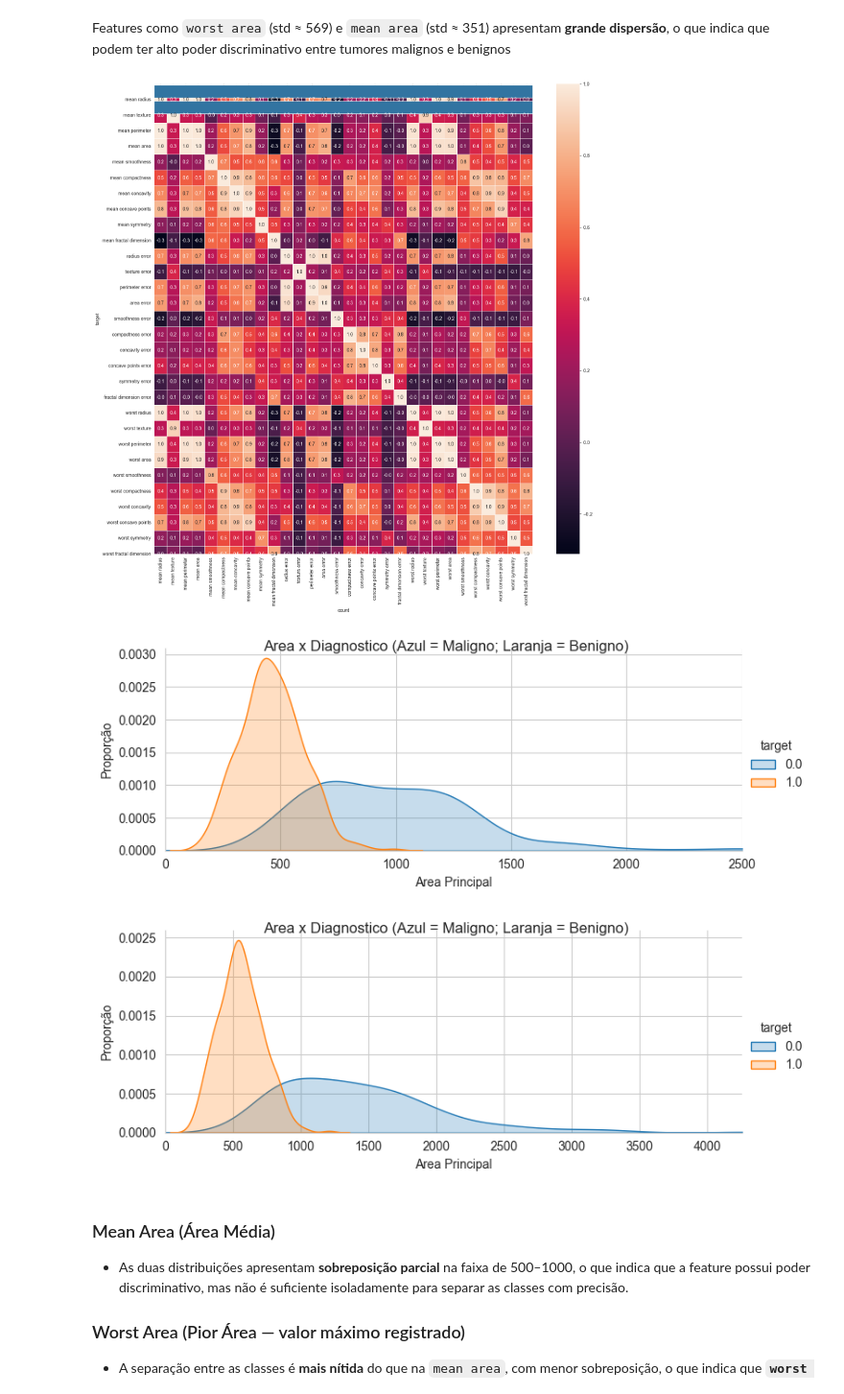
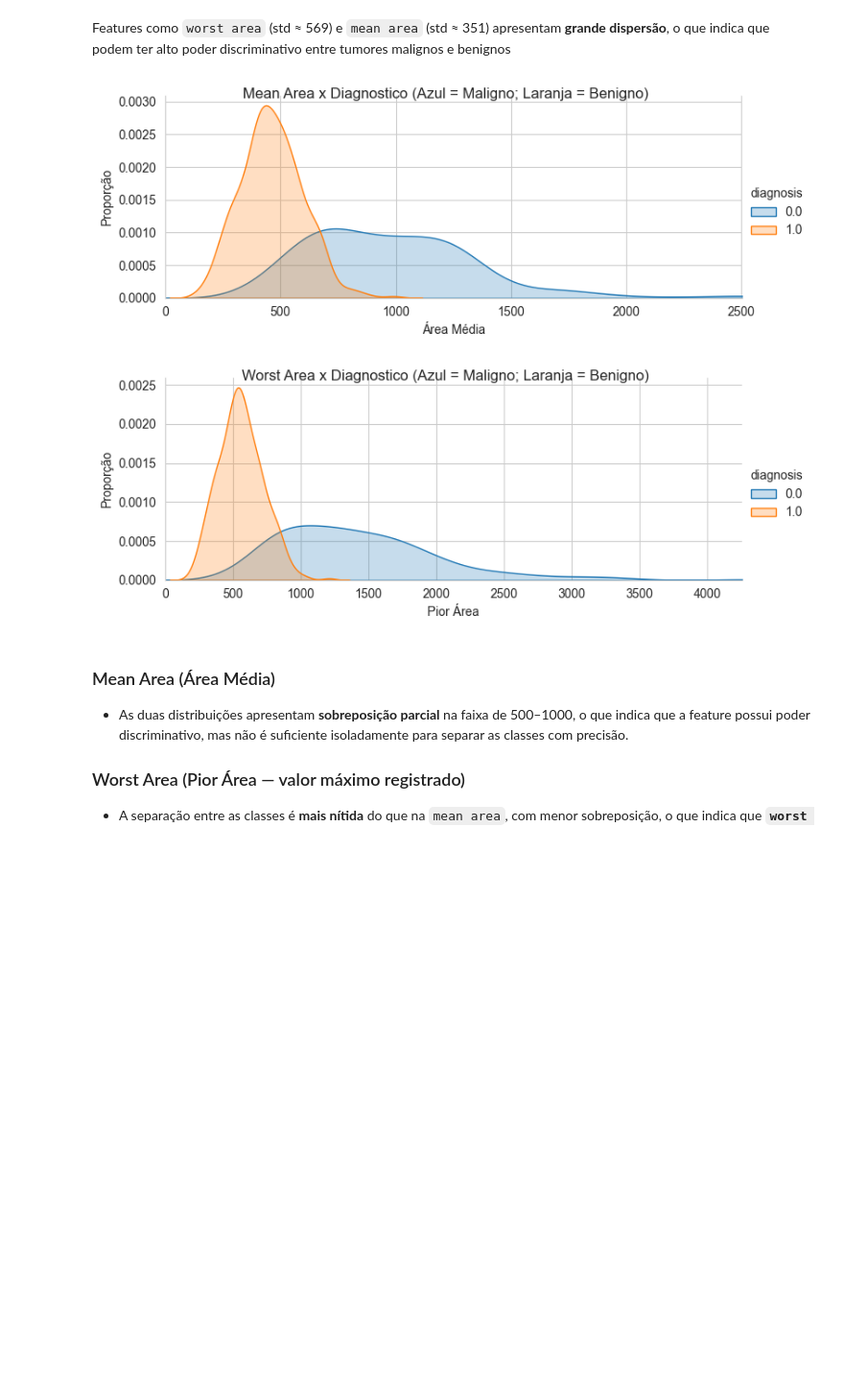
Before and after one commit to JefersonFurtado/IA_TECH_FIAP, a Jupyter notebook: techChallenge.ipynb, the cells around one changed output. Shown at 96% size. Cells and saved outputs as stored; diff of their text form; code cells hidden in the pictures; blank space fills up the shorter version.

```diff
--- a/techChallenge.ipynb
+++ b/techChallenge.ipynb
@@ -39,7 +39,7 @@ cancer = load_breast_cancer()
 data = np.c_[cancer.data, cancer.target]
 # %%
 # criar lista de nomes de colunas para o DataFrame
-columns = list(cancer.feature_names) + [np.str_("target")]
+columns = list(cancer.feature_names) + [np.str_("diagnosis")]
 # %%
 # Verificar se tem alguma coluna sem nome
 print("Nomes das colunas: ", columns)
@@ -243,30 +245,29 @@ Features como `worst area` (std ≈ 569) e `mean area` (std ≈ 351) apresentam
 # %%
 # ============================================================
 # ANALISE - Features com grande dispersão
 # ============================================================
 # --- 1. mean area ---
 sns.set_style("whitegrid")
-plotOne = sns.FacetGrid(df, hue="target",aspect=2.5)
+plotOne = sns.FacetGrid(df, hue="diagnosis",aspect=2.5)
 plotOne.map(sns.kdeplot,'mean area',shade=True)
 plotOne.set(xlim=(0, df['mean area'].max()))
 plotOne.add_legend()
-plotOne.set_axis_labels('Area Principal', 'Proporção')
-plotOne.fig.suptitle('Area x Diagnostico (Azul = Maligno; Laranja = Benigno)')
+plotOne.set_axis_labels('Área Média', 'Proporção')
+plotOne.fig.suptitle('Mean Area x Diagnostico (Azul = Maligno; Laranja = Benigno)')
 plt.show()
 
 # --- 2. worst area ---
 sns.set_style("whitegrid")
-plotOne = sns.FacetGrid(df, hue="target",aspect=2.5)
+plotOne = sns.FacetGrid(df, hue="diagnosis",aspect=2.5)
 plotOne.map(sns.kdeplot,'worst area',shade=True)
 plotOne.set(xlim=(0, df['worst area'].max()))
 plotOne.add_legend()
-plotOne.set_axis_labels('Area Principal', 'Proporção')
-plotOne.fig.suptitle('Area x Diagnostico (Azul = Maligno; Laranja = Benigno)')
+plotOne.set_axis_labels('Pior Área', 'Proporção')
+plotOne.fig.suptitle('Worst Area x Diagnostico (Azul = Maligno; Laranja = Benigno)')
 plt.show()
 # %% [output]
-[figure, old version]
+[figure, new version]
-[figure, old version]
+[figure, new version]
-[figure, removed]
 # %% [markdown]
 
 ### Mean Area (Área Média)
```
Also changed, not shown: parts of 19 cells of this notebook.
